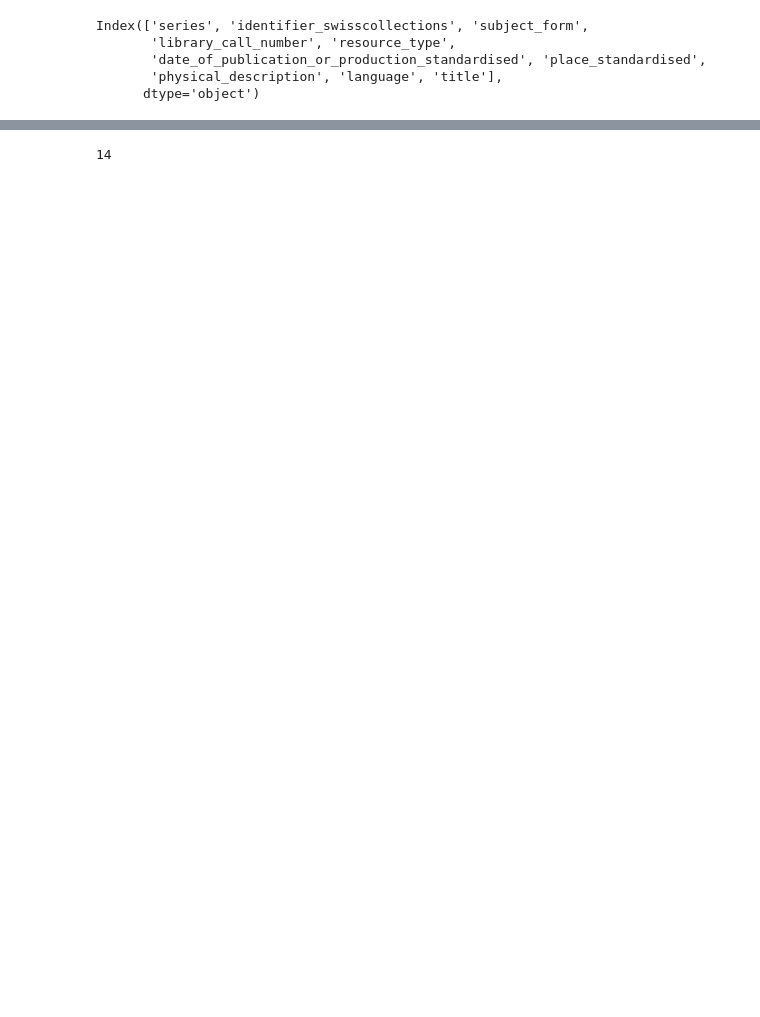
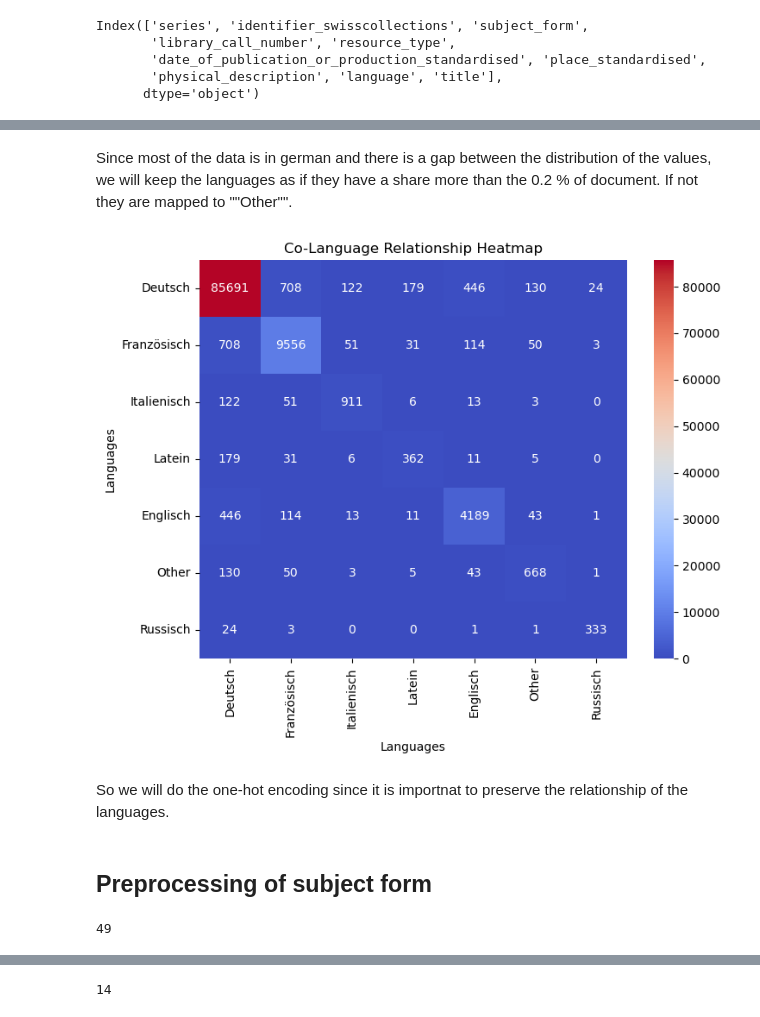
Before and after one commit to YasAsgari/IVDA, a Jupyter notebook: Exploratory Analysis/Exploratory_analysis.ipynb, the cells around one changed output, grey strips where cells are left out. Drawn from its saved outputs; the diff is of its cells as text; code cells hidden in the pictures; blank space fills up the shorter version.

```diff
--- a/Exploratory Analysis/Exploratory_analysis.ipynb
+++ b/Exploratory Analysis/Exploratory_analysis.ipynb
@@ -93,2 +138,2 @@ df['found_date']=df.date_of_publication_or_production_standardised.apply(find_da
 # %%
-df=df[df['found_date']>=1000]
+df=df[(df['found_date']>=1500) | (~ df['found_date'].isnull())]
@@ -100,0 +212,3 @@ sns.histplot(df['found_date'])
+# %%
+df_exploded['count']/=df_exploded['count'].sum()
+df_exploded
@@ -100,0 +233,13 @@ sns.histplot(df['found_date'])
+# %% [markdown]
+Since most of the data is in german and there is a gap between the distribution of the values, we will keep the languages as if they have a share more than the 0.2 % of document. If not they are mapped to ""Other"".
+# %%
+# Filter languages once and store them in a set for faster lookup
+languages_to_filter = set(df_exploded.loc[df_exploded['count'] < 0.002, 'Languages_Clean'])
+
+# Define the mapping function
+def map_lang(list_lang):
+    # Use a list comprehension for more concise and efficient mapping
+    return list(set('Other' if lang in languages_to_filter else lang for lang in list_lang))
+
+# Apply the function to the dataframe
+df['Languages_Clean_other_mapped'] = df['Languages_Clean'].apply(map_lang)
@@ -100,0 +263,38 @@ sns.histplot(df['found_date'])
+# %%
+
+# Explode the Languages column into individual rows and get co-occurrences
+all_languages = pd.Series([lang for sublist in df["Languages_Clean_other_mapped"] for lang in sublist]).unique()
+cooccurrence_matrix = pd.DataFrame(0, index=all_languages, columns=all_languages)
+
+for langs in df["Languages_Clean_other_mapped"]:
+    for i, lang1 in enumerate(langs):
+        for lang2 in langs[i:]:
+            cooccurrence_matrix.at[lang1, lang2] += 1
+            if lang1 != lang2:
+                cooccurrence_matrix.at[lang2, lang1] += 1
+
+# Plot a heatmap
+plt.figure(figsize=(8, 6))
+sns.heatmap(cooccurrence_matrix, annot=True, cmap="coolwarm", fmt="d")
+plt.title("Co-Language Relationship Heatmap")
+plt.xlabel("Languages")
+plt.ylabel("Languages")
+plt.show()
+# %% [output]
+[figure, added]
+# %% [markdown]
+So we will do the one-hot encoding since it is importnat to preserve the relationship of the languages.
+# %% [markdown]
+## Preprocessing of subject form
+# %%
+df['corrected_subject_form'] = df['subject_form'].str.replace("[\[\]']", '', regex=True)  # Remove brackets and quotes
+df['corrected_subject_form'] = df['corrected_subject_form'].str.split(',\s*')  # Split by commas with optional whitespace
+
+# Step 2: Flatten the list of lists and find unique values
+unique_subjects = set([subj.strip() for sublist in df.corrected_subject_form for subj in sublist])
+
+# Display the result as a sorted list
+unique_subjects = sorted(unique_subjects)
+len(unique_subjects)
+# %% [output]
+49
```
Also changed, not shown: parts of 63 cells of this notebook, 1 other file.
